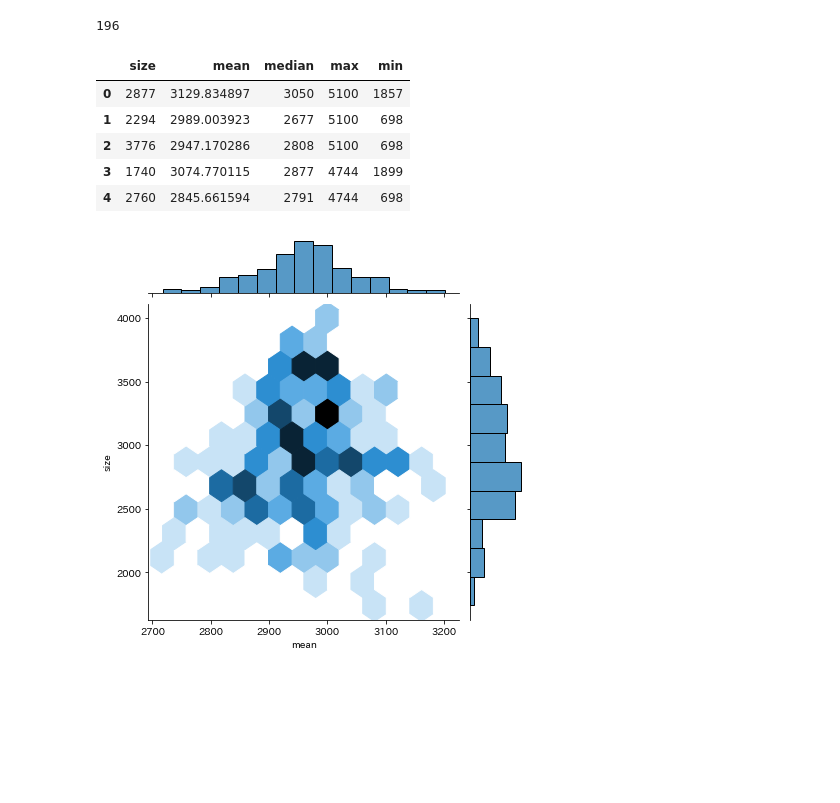
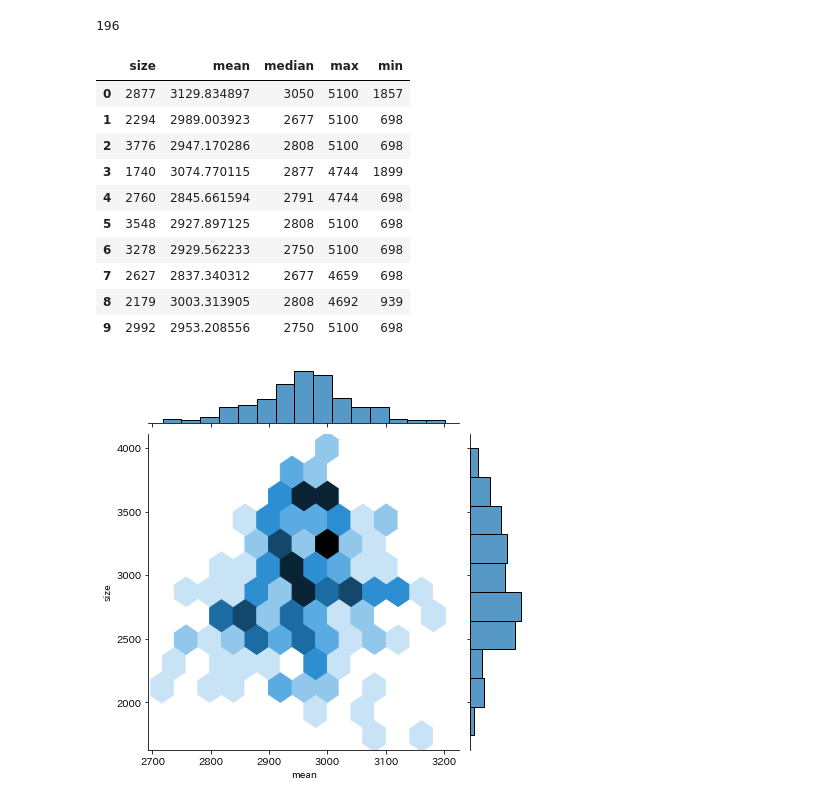
Before and after one commit to GitHiru/ml_academic, a Jupyter notebook: various/offline/books/MLSys_100Knocks/main_chapter/chapter02/study_visualization.ipynb, the cells around one changed output. Cells and saved outputs as stored; diff of their text form; code cells hidden in the pictures; blank space fills up the shorter version.

```diff
--- a/various/offline/books/MLSys_100Knocks/main_chapter/chapter02/study_visualization.ipynb
+++ b/various/offline/books/MLSys_100Knocks/main_chapter/chapter02/study_visualization.ipynb
@@ -308,14 +330,19 @@ len(store_clustering)
 # %% [output]
 196
 # %%
-store_clustering.head()
+store_clustering.head(10)
 # %% [output]
 |  | size | mean | median | max | min |
 | 0 | 2877 | 3129.834897 | 3050 | 5100 | 1857 |
 | 1 | 2294 | 2989.003923 | 2677 | 5100 | 698 |
 | 2 | 3776 | 2947.170286 | 2808 | 5100 | 698 |
 | 3 | 1740 | 3074.770115 | 2877 | 4744 | 1899 |
 | 4 | 2760 | 2845.661594 | 2791 | 4744 | 698 |
+| 5 | 3548 | 2927.897125 | 2808 | 5100 | 698 |
+| 6 | 3278 | 2929.562233 | 2750 | 5100 | 698 |
+| 7 | 2627 | 2837.340312 | 2677 | 4659 | 698 |
+| 8 | 2179 | 3003.313905 | 2808 | 4692 | 939 |
+| 9 | 2992 | 2953.208556 | 2750 | 5100 | 698 |
 # %%
 import seaborn as sns
 hexbin = sns.jointplot(x="mean", y="size", data=store_clustering, kind="hex")
```
Also changed, not shown: parts of 8 cells of this notebook.
